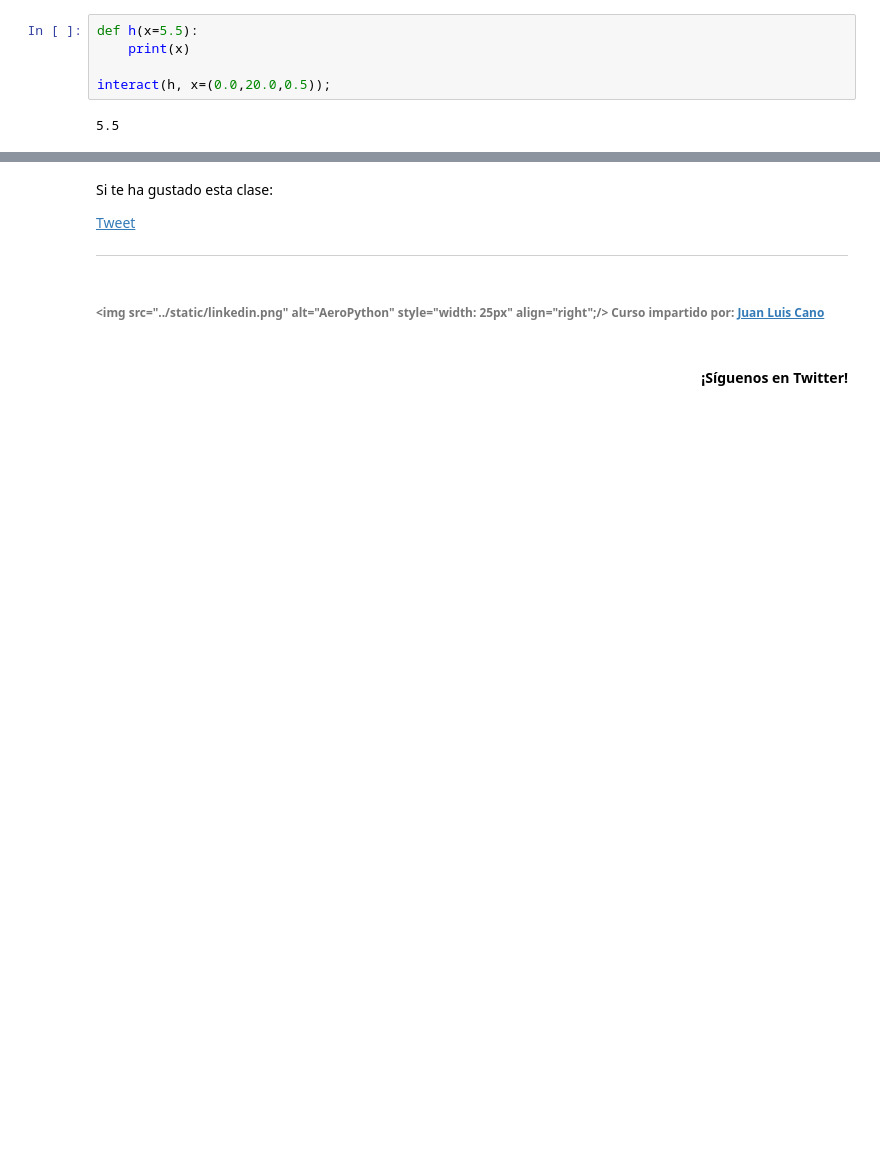
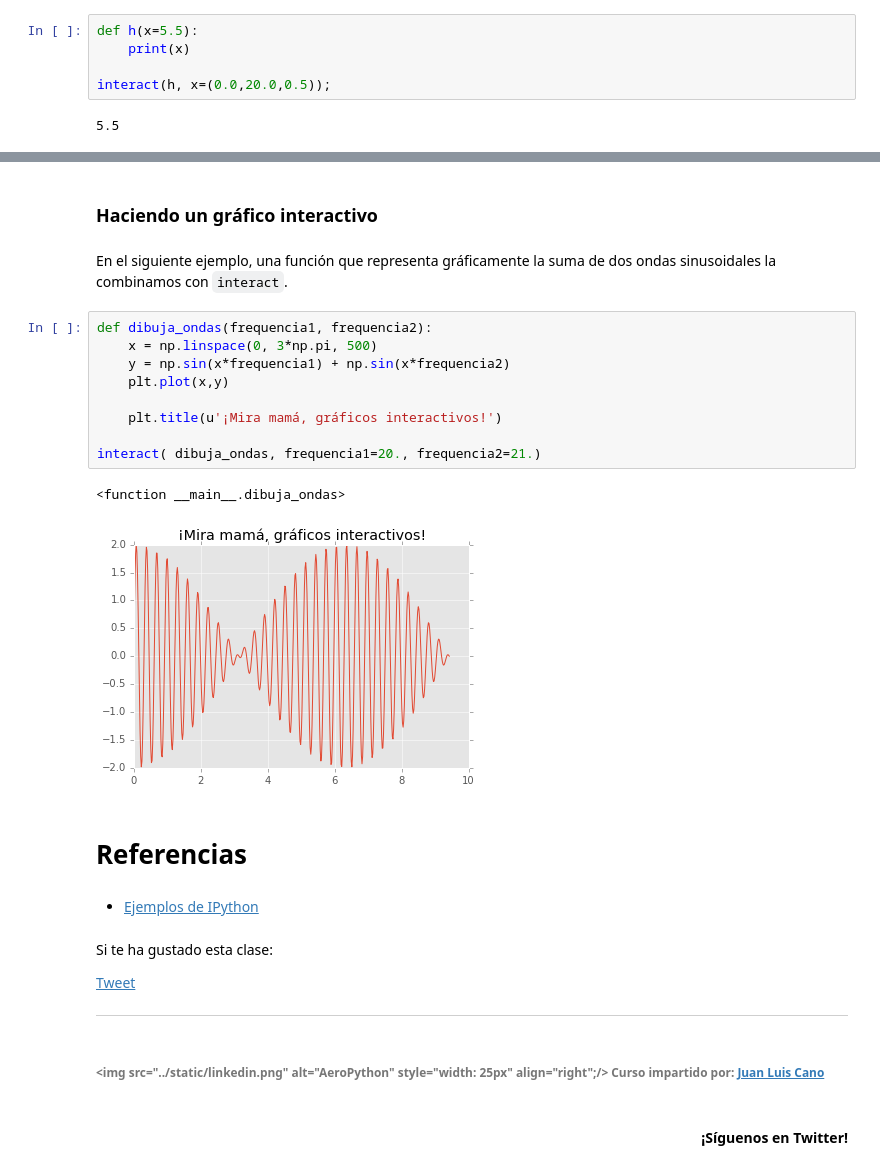
Before and after one commit to CAChemE/curso-python-cientifico, a Jupyter notebook: Notebooks/Clase_widgets-interactivos-IPython.ipynb, the cells around one changed output, grey strips where cells are left out. Cells and saved outputs as stored; diff of their text form; blank space fills up the shorter version.

```diff
--- a/Notebooks/Clase_widgets-interactivos-IPython.ipynb
+++ b/Notebooks/Clase_widgets-interactivos-IPython.ipynb
@@ -270,3 +173,23 @@ Use interact to create a UI for `plot_sin` that has a drop down menu for selecti
+# %% [markdown]
+### Haciendo un gráfico interactivo
+# %% [markdown]
+En el siguiente ejemplo, una función que representa gráficamente la suma de dos ondas sinusoidales la combinamos con `interact`.
+# %%
+def dibuja_ondas(frequencia1, frequencia2):
+    x = np.linspace(0, 3*np.pi, 500)
+    y = np.sin(x*frequencia1) + np.sin(x*frequencia2)
+    plt.plot(x,y)
+
+    plt.title(u'¡Mira mamá, gráficos interactivos!')
+
+interact( dibuja_ondas, frequencia1=20., frequencia2=21.)
+# %% [output]
+<function __main__.dibuja_ondas>
+[figure, added]
+# %% [markdown]
+# Referencias
+# %% [markdown]
+* [Ejemplos de IPython](https://github.com/ipython/ipython/tree/master/examples)
 # %% [markdown]
 Si te ha gustado esta clase:
 
```
Also changed, not shown: parts of 72 cells of this notebook.
